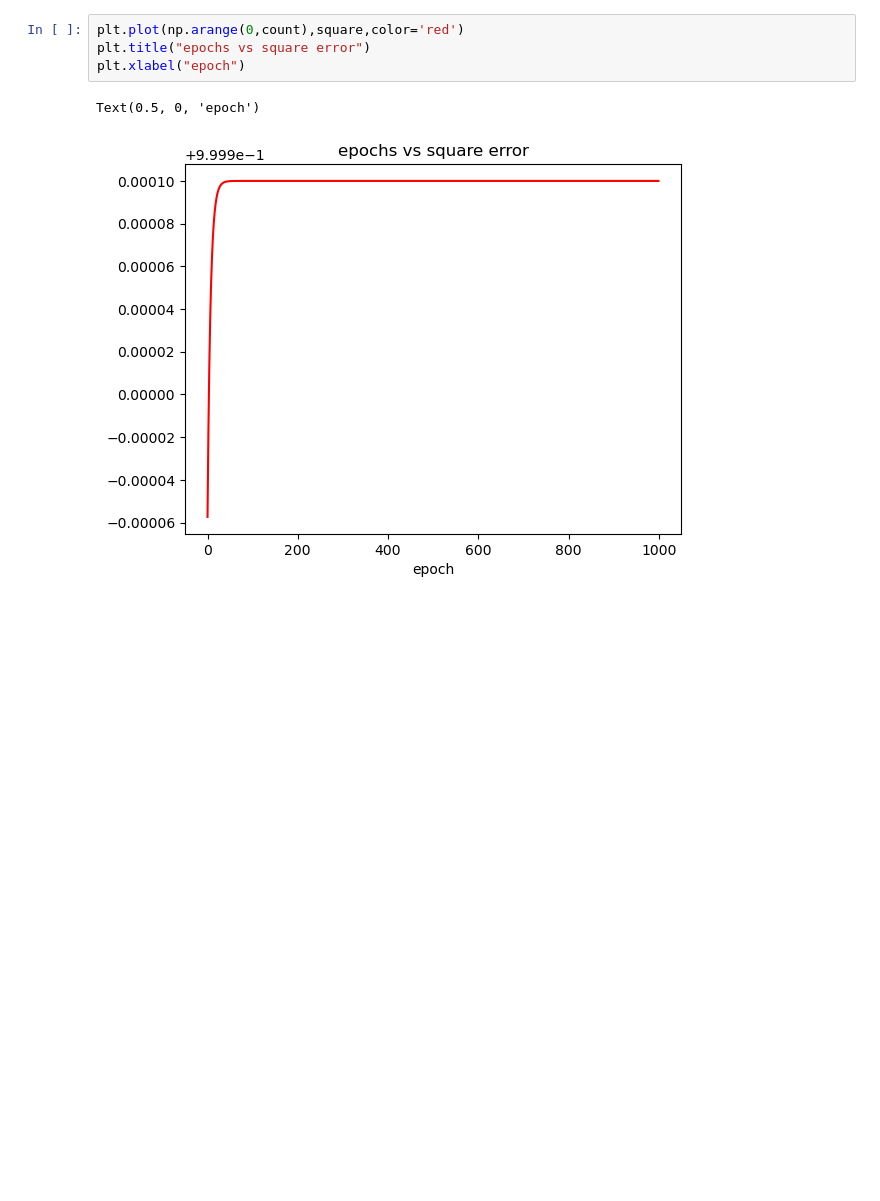
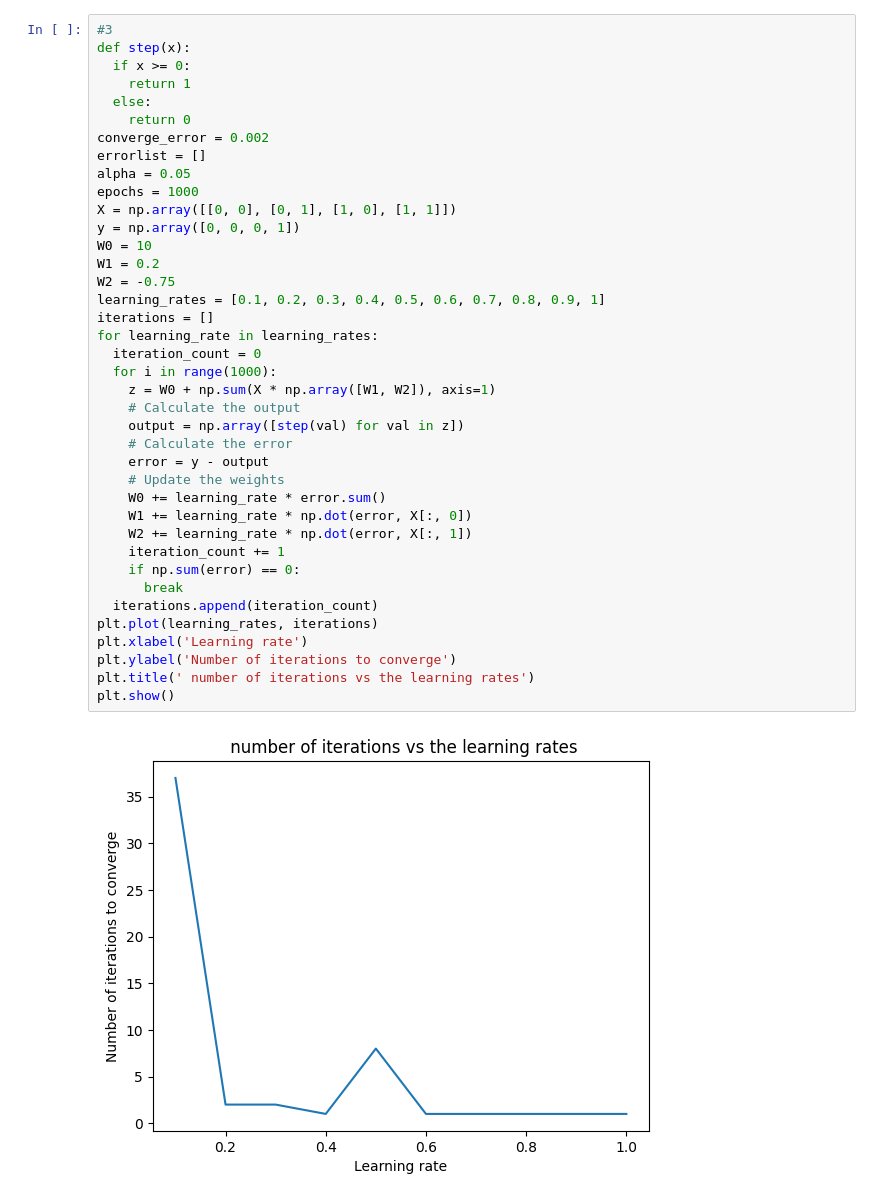
Before and after one commit to satya2770/Machine_learning, a Jupyter notebook: lab_5.ipynb, the cells around one changed output. Drawn from its saved outputs; the diff is of its cells as text; blank space fills up the shorter version.

```diff
--- a/lab_5.ipynb
+++ b/lab_5.ipynb
@@ -148,9 +150,43 @@ plt.ylabel("total error")
 Text(0, 0.5, 'total error')
 [figure]
 # %%
-plt.plot(np.arange(0,count),square,color='red')
-plt.title("epochs vs square error")
-plt.xlabel("epoch")
+#3
+def step(x):
+  if x >= 0:
+    return 1
+  else:
+    return 0
+converge_error = 0.002
+errorlist = []
+alpha = 0.05
+epochs = 1000
+X = np.array([[0, 0], [0, 1], [1, 0], [1, 1]])
+y = np.array([0, 0, 0, 1])
+W0 = 10
+W1 = 0.2
+W2 = -0.75
+learning_rates = [0.1, 0.2, 0.3, 0.4, 0.5, 0.6, 0.7, 0.8, 0.9, 1]
+iterations = []
+for learning_rate in learning_rates:
+  iteration_count = 0
+  for i in range(1000):
+    z = W0 + np.sum(X * np.array([W1, W2]), axis=1)
+    # Calculate the output
+    output = np.array([step(val) for val in z])
+    # Calculate the error
+    error = y - output
+    # Update the weights
+    W0 += learning_rate * error.sum()
+    W1 += learning_rate * np.dot(error, X[:, 0])
+    W2 += learning_rate * np.dot(error, X[:, 1])
+    iteration_count += 1
+    if np.sum(error) == 0:
+      break
+  iterations.append(iteration_count)
+plt.plot(learning_rates, iterations)
+plt.xlabel('Learning rate')
+plt.ylabel('Number of iterations to converge')
+plt.title(' number of iterations vs the learning rates')
+plt.show()
 # %% [output]
-Text(0.5, 0, 'epoch')
-[figure, old version]
+[figure, new version]
```
Also changed, not shown: parts of 12 cells of this notebook.
